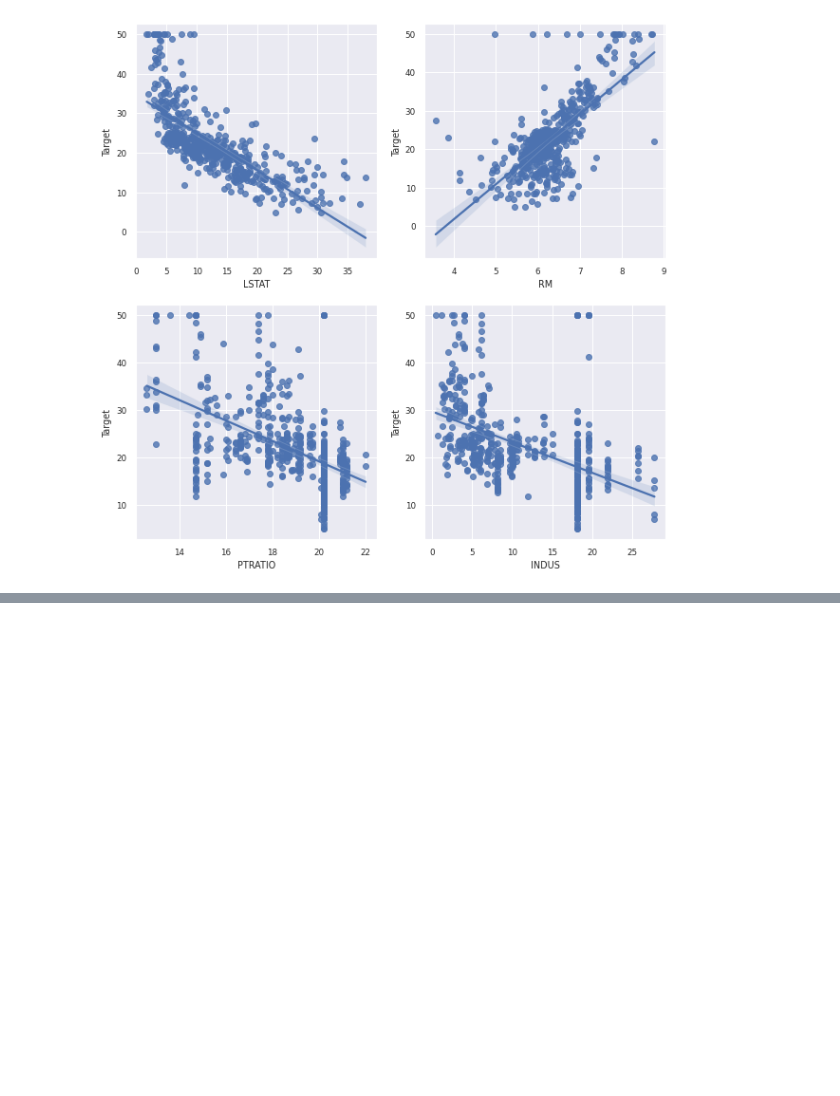
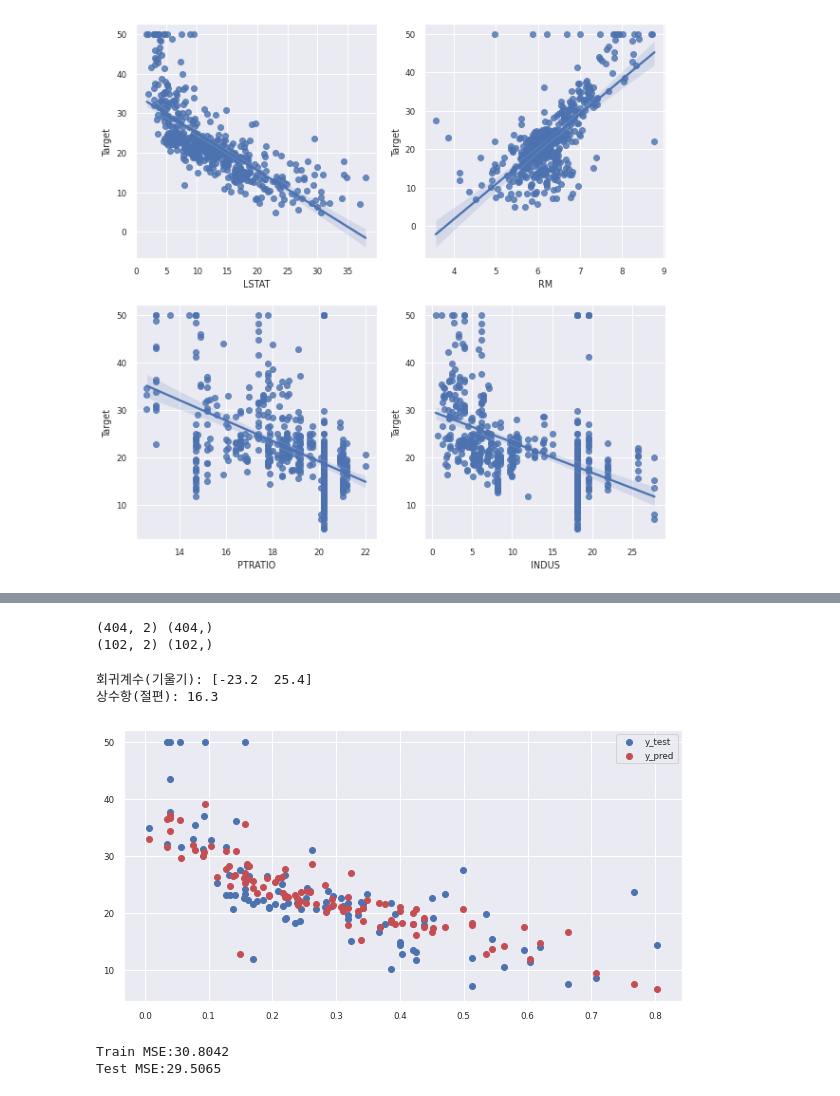
Before and after one commit to daaanum/daaan, a Jupyter notebook: 딥러닝,머신러닝_입문.ipynb, the cells around one changed output, grey strips where cells are left out. Saved outputs shown, nothing was run; the diff lists cells and outputs as text; code cells hidden in the pictures; blank space fills up the shorter version.

```diff
--- a/딥러닝,머신러닝_입문.ipynb
+++ b/딥러닝,머신러닝_입문.ipynb
@@ -687,0 +693,10 @@ plt.show()
+# %%
+from sklearn.preprocessing import MinMaxScaler
+scaler = MinMaxScaler()
+
+df_scaled = df.iloc[:, :-1]
+scaler.fit(df_scaled)
+df.scaled = scaler.transform(df_scaled)
+
+df.iloc[:, :-1] = df.scaled[:, :]
+df.head()
@@ -687,0 +710,42 @@ plt.show()
+# %%
+from sklearn.model_selection import train_test_split
+X_data = df.loc[:, ['LSTAT', 'RM']]
+y_data = df.loc[:, 'Target']
+X_train, X_test, y_train, y_test = train_test_split(X_data, y_data, test_size=0.2, shuffle = True, random_state = 12)
+print(X_train.shape, y_train.shape)
+print(X_test.shape, y_test.shape)
+# %% [output]
+(404, 2) (404,)
+(102, 2) (102,)
+# %%
+from sklearn.linear_model import LinearRegression
+lr = LinearRegression()
+lr.fit(X_train, y_train)
+
+print("회귀계수(기울기):", np.round(lr.coef_, 1))
+print("상수항(절편):", np.round(lr.intercept_, 1))
+# %% [output]
+회귀계수(기울기): [-23.2  25.4]
+상수항(절편): 16.3
+# %%
+y_test_pred = lr.predict(X_test)
+
+plt.figure(figsize = (10,5))
+plt.scatter(X_test['LSTAT'], y_test, label = 'y_test')
+plt.scatter(X_test['LSTAT'], y_test_pred, c='r', label='y_pred')
+plt.legend(loc='best')
+plt.show()
+# %% [output]
+[figure, added]
+# %%
+from sklearn.metrics import mean_squared_error
+y_train_pred = lr.predict(X_train)
+
+train_mse = mean_squared_error(y_train, y_train_pred)
+print("Train MSE:%.4f" % train_mse)
+
+test_mse = mean_squared_error(y_test, y_test_pred)
+print("Test MSE:%.4f" % test_mse)
+# %% [output]
+Train MSE:30.8042
+Test MSE:29.5065
```
Also changed, not shown: parts of 2 cells of this notebook.
